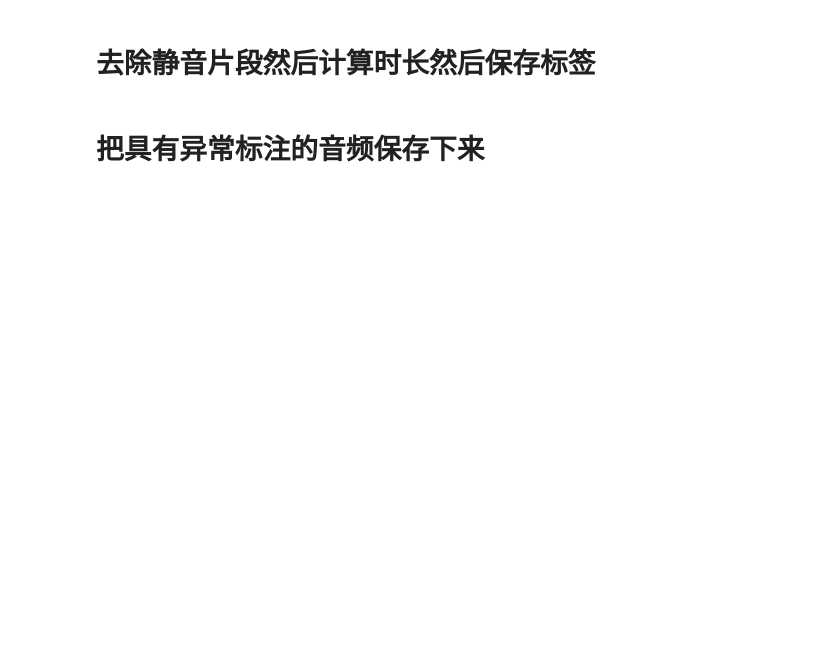
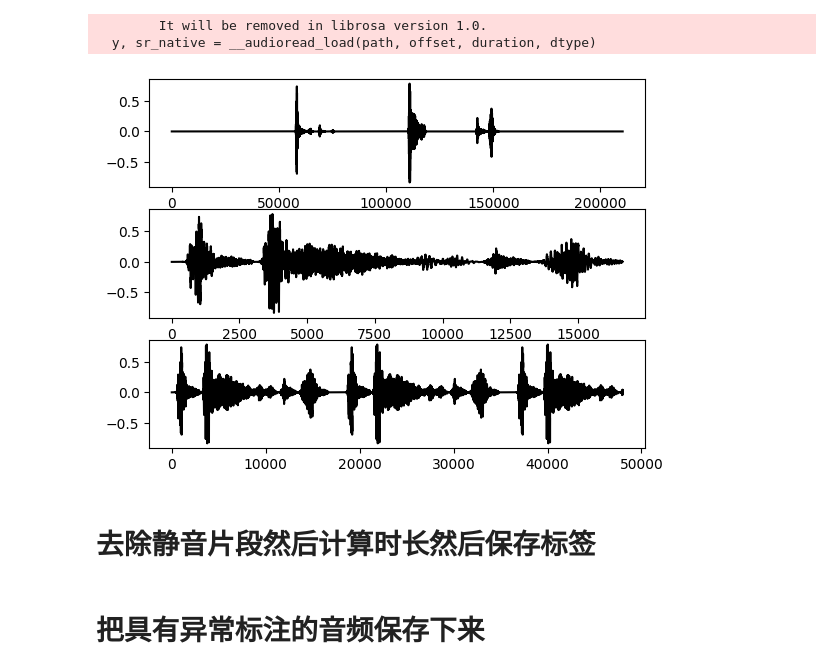
Before and after one commit to ZhaoKe1024/SoundDL-CoughVID, a Jupyter notebook: soundexplore.ipynb, the cells around one changed output. Drawn from its saved outputs; the diff is of its cells as text; code cells hidden in the pictures; blank space fills up the shorter version.

Commit message:
update datasets, files; add tools, test experiments

```diff
--- a/soundexplore.ipynb
+++ b/soundexplore.ipynb
@@ -1,3 +1,22 @@
+# %%
+import matplotlib.pyplot as plt
+from readers.audio import AudioSegment
+# audioseg = AudioSegment.from_file("F:/DATAS/COUGHVID-public_dataset_v3/coughvid_20211012/00422dad-066b-402f-9cac-e9efe51442af.wav")
+audioseg = AudioSegment.from_file("F:/DATAS/COUGHVID-public_dataset_v3/coughvid_20211012/001e2f19-d81c-4029-b33c-d2db56b23a4a.webm")
+plt.figure(0)
+plt.subplot(3,1,1)
+plt.plot(range(len(audioseg)), audioseg.samples, c="black")
+audioseg.vad()
+plt.subplot(3,1,2)
+plt.plot(range(len(audioseg)), audioseg.samples, c="black")
+audioseg.wav_padding()
+plt.subplot(3,1,3)
+plt.plot(range(len(audioseg)), audioseg.samples, c="black")
+plt.show()
+# %% [output]
+        It will be removed in librosa version 1.0.
+  y, sr_native = __audioread_load(path, offset, duration, dtype)
+[figure, added]
 # %%
 import sys
 sys.path.append(r'C:/Program Files (zk)/PythonFiles/AClassification/SoundDL-CoughVID/')
```
Also changed, not shown: parts of 3 cells of this notebook, 9 other files.
